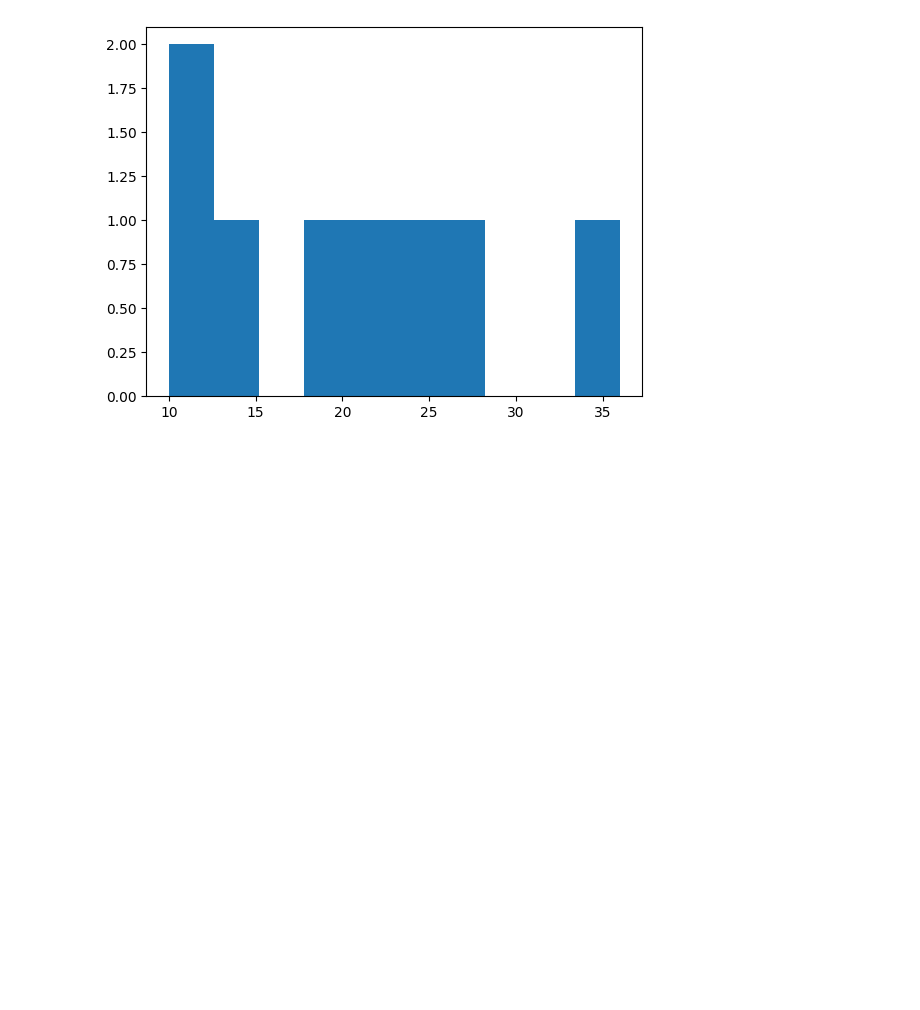
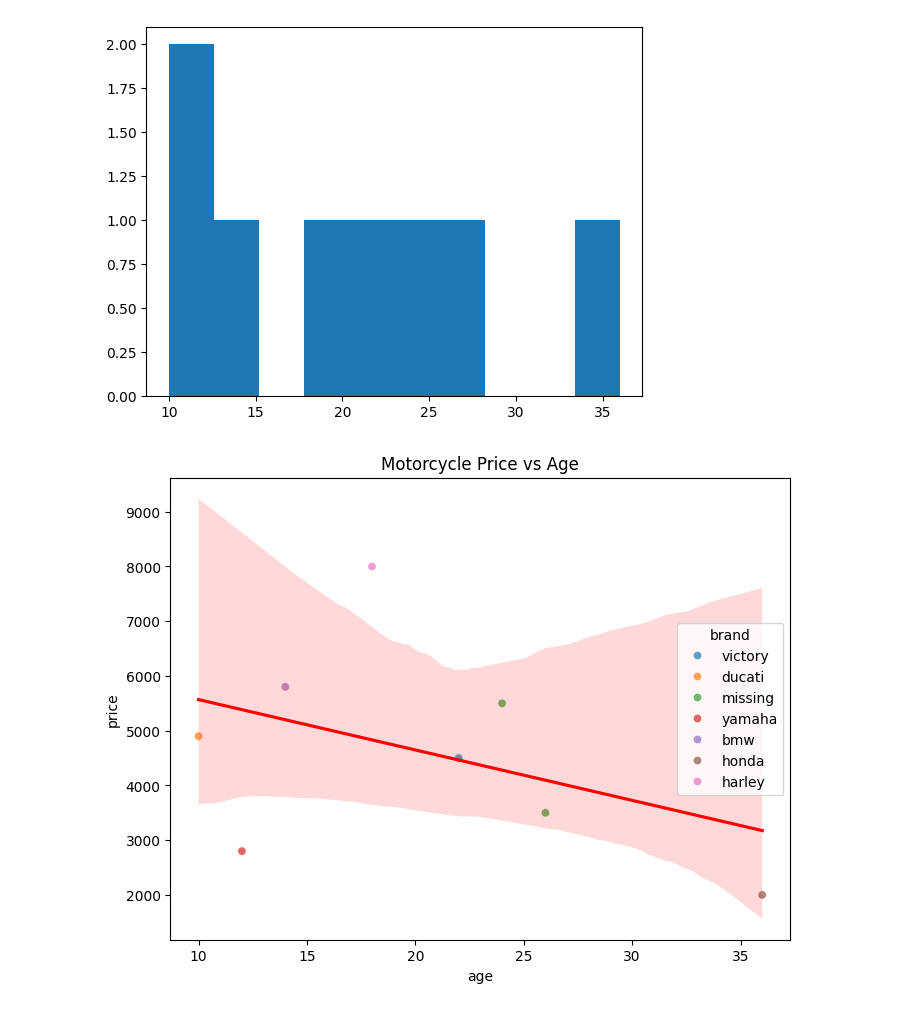
Before and after one commit to bburt26/lab_scraping, a Jupyter notebook: lab_notebook.ipynb, the cells around one changed output. Saved outputs shown, nothing was run; the diff lists cells and outputs as text; code cells hidden in the pictures; blank space fills up the shorter version.

```diff
--- a/lab_notebook.ipynb
+++ b/lab_notebook.ipynb
@@ -161,31 +171,45 @@ from bs4 import BeautifulSoup as soup
 bsObj = soup(raw.content,'html.parser')
 listings = bsObj.find_all(class_="cl-static-search-result")
 
-import re # Regular expressions
+import re # importing regex
 
 brands = ['victory','ducati', 'yamaha','bmw','honda', 'harley','harley davidson',
           'can am', 'klr','suzuki', 'kawasaki']
 
-data = [] # We'll save our listings in this object
+data = [] # save listings in this object
 for k in range( len(listings) ):
     title = listings[k].find('div',class_='title').get_text().lower()
     price = listings[k].find('div',class_='price').get_text()
     link = listings[k].find(href=True)['href']
-    # Get brand from the title string:
+    # get brand from the title string:
     words = title.split()
-    hits = [word for word in words if word in brands] # Find brands in the title
+    hits = [word for word in words if word in brands] # find brands in the title
     if len(hits) == 0:
         brand = 'missing'
     else:
         brand = hits[0]
-    # Get years from title string:
-    regex_search = re.search(r'20[0-9][0-9]|19[0-9][0-9]', title ) # Find year references
+    # extract location if available
+    loc_tag = listings[k].find('div', class_='location')
+    if loc_tag:
+        location = loc_tag.get_text(strip=True).lower()
+    else:
+        location = 'missing'
+    # get years from title string:
+    regex_search = re.search(r'20[0-9][0-9]|19[0-9][0-9]', title )
+    # Find year references
     if regex_search is None: # If no hits, record year as missing value
         year = np.nan
     else: # If hits, record year as first match
         year = regex_search.group(0)
     #
-    data.append({'title':title,'price':price,'year':year,'link':link,'brand':brand})
+        data.append({
+        'title': title,
+        'price': price,
+        'year': year,
+        'link': link,
+        'brand': brand,
+        'location': location
+    })
 # %%
 # Question 3 Wrangle your data into a dataframe and do some basic descriptions
 # and plots. Try to find some interesting relationships or stories to tell about
@@ -231,3 +254,11 @@ min      10.000000
 max      36.000000
 Name: age, dtype: float64
 [figure]
+# %%
+plt.figure(figsize=(8,6))
+sns.scatterplot(data=df, x='age', y='Price ($)', hue='brand', alpha=0.7)
+sns.regplot(data=df, x='age', y='price', scatter=False, color='red')
+plt.title("Motorcycle Price vs Age")
+plt.show()
+# %% [output]
+[figure, added]
```
Also changed, not shown: parts of 2 cells of this notebook.
